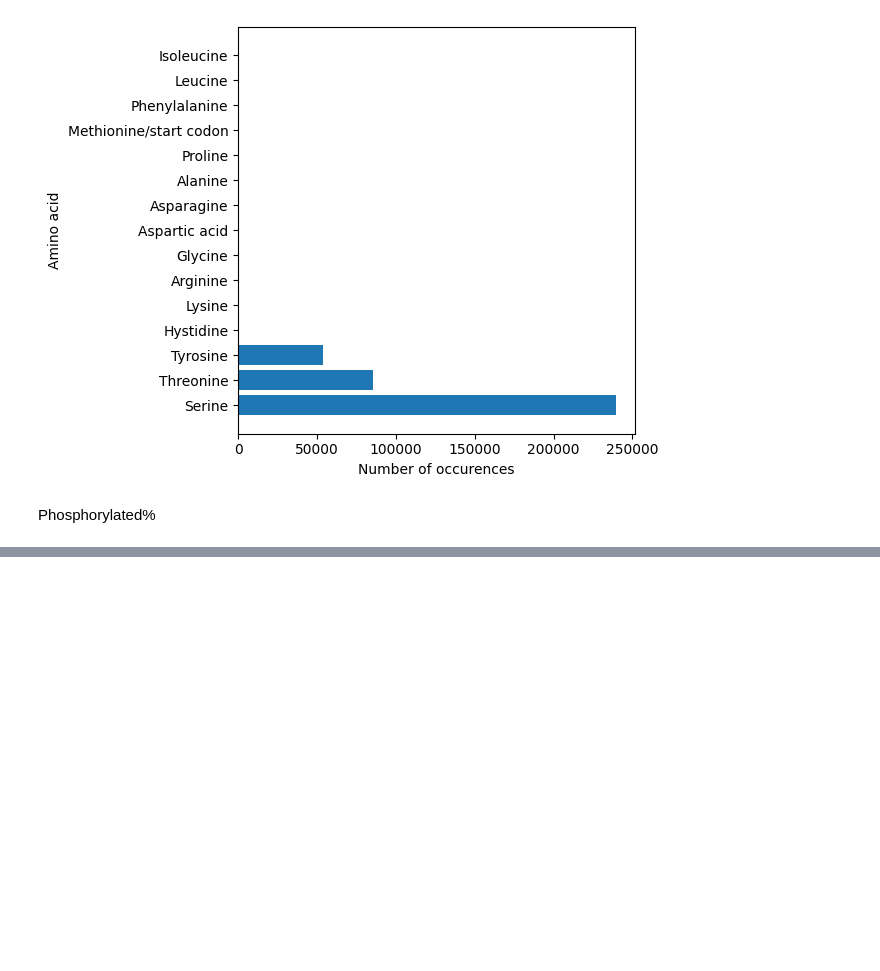
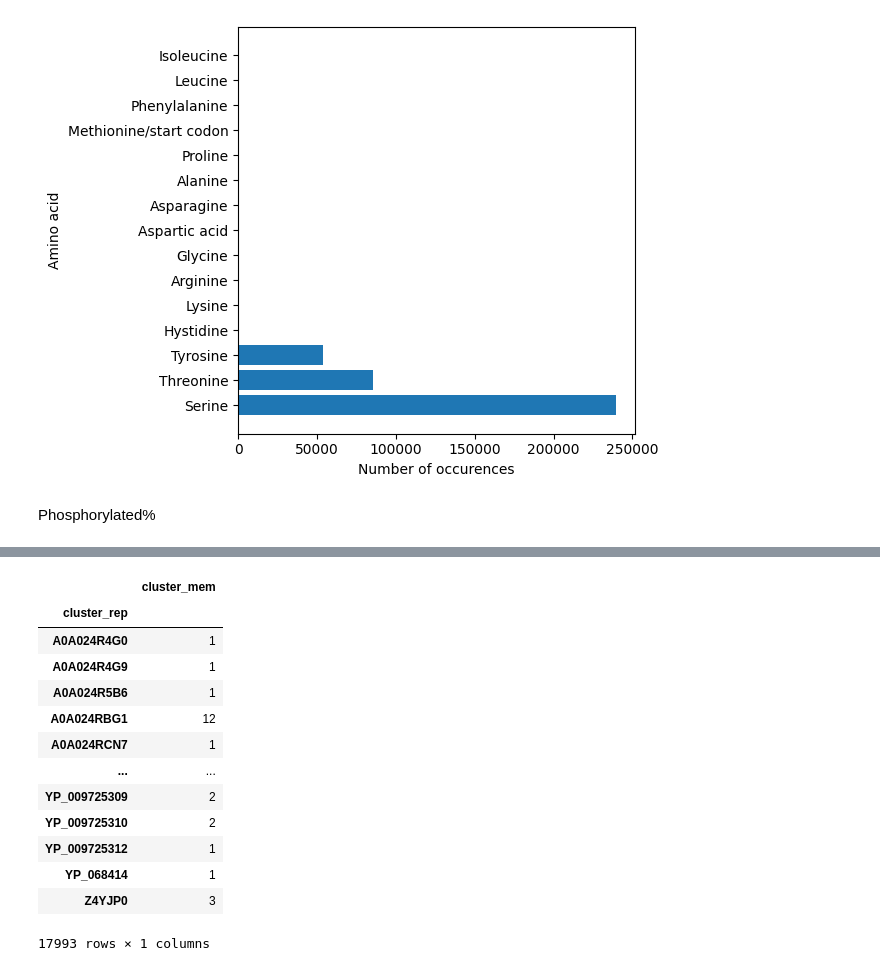
Before and after one commit to nexuso1/bio-research, a Jupyter notebook: notebooks/stats.ipynb, the cells around one changed output, grey strips where cells are left out. Drawn from its saved outputs; the diff is of its cells as text; code cells hidden in the pictures; blank space fills up the shorter version.

```diff
--- a/notebooks/stats.ipynb
+++ b/notebooks/stats.ipynb
@@ -204,0 +237,18 @@ TypeError: 'NoneType' object is not iterable
+# %%
+grouped = new_cluster_data30.groupby('cluster_rep')
+grouped.count()
+# %% [output]
+|  | cluster_mem |
+| cluster_rep |  |
+| A0A024R4G0 | 1 |
+| A0A024R4G9 | 1 |
+| A0A024R5B6 | 1 |
+| A0A024RBG1 | 12 |
+| A0A024RCN7 | 1 |
+| ... | ... |
+| YP_009725309 | 2 |
+| YP_009725310 | 2 |
+| YP_009725312 | 1 |
+| YP_068414 | 1 |
+| Z4YJP0 | 3 |
+17993 rows × 1 columns
```
Also changed, not shown: parts of 15 cells of this notebook.
